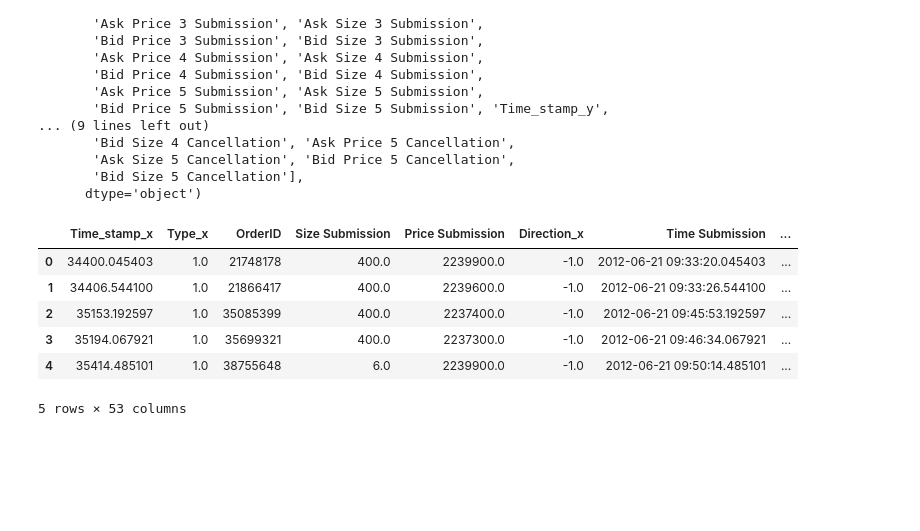
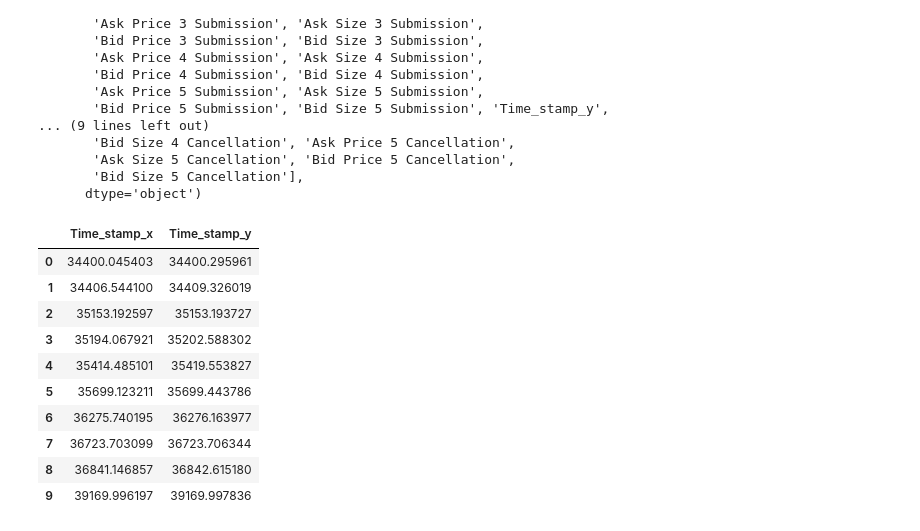
Before and after one commit to aaronLinLu/Capstone_IEOR2017, a Jupyter notebook: FinalProject/Project_v1.ipynb, the cells around one changed output. Cells and saved outputs as stored; diff of their text form; code cells hidden in the pictures; blank space fills up the shorter version.

```diff
--- a/FinalProject/Project_v1.ipynb
+++ b/FinalProject/Project_v1.ipynb
@@ -119,12 +116,16 @@ Index(['Time_stamp_x', 'Type_x', 'OrderID', 'Size Submission',
        'Bid Size 5 Cancellation'],
       dtype='object')
 # %%
-df_test.head(5)
+df_test[["Time_stamp_x","Time_stamp_y"]].head(10)
 # %% [output]
-|  | Time_stamp_x | Type_x | OrderID | Size Submission | Price Submission | Direction_x | Time Submission | ... |
-| 0 | 34400.045403 | 1.0 | 21748178 | 400.0 | 2239900.0 | -1.0 | 2012-06-21 09:33:20.045403 | ... |
-| 1 | 34406.544100 | 1.0 | 21866417 | 400.0 | 2239600.0 | -1.0 | 2012-06-21 09:33:26.544100 | ... |
-| 2 | 35153.192597 | 1.0 | 35085399 | 400.0 | 2237400.0 | -1.0 | 2012-06-21 09:45:53.192597 | ... |
-| 3 | 35194.067921 | 1.0 | 35699321 | 400.0 | 2237300.0 | -1.0 | 2012-06-21 09:46:34.067921 | ... |
-| 4 | 35414.485101 | 1.0 | 38755648 | 6.0 | 2239900.0 | -1.0 | 2012-06-21 09:50:14.485101 | ... |
+|  | Time_stamp_x | Time_stamp_y |
+| 0 | 34400.045403 | 34400.295961 |
+| 1 | 34406.544100 | 34409.326019 |
+| 2 | 35153.192597 | 35153.193727 |
+| 3 | 35194.067921 | 35202.588302 |
+| 4 | 35414.485101 | 35419.553827 |
+| 5 | 35699.123211 | 35699.443786 |
+| 6 | 36275.740195 | 36276.163977 |
+| 7 | 36723.703099 | 36723.706344 |
+| 8 | 36841.146857 | 36842.615180 |
+| 9 | 39169.996197 | 39169.997836 |
-5 rows × 53 columns
```
Also changed, not shown: parts of 16 cells of this notebook, 3 other files.
